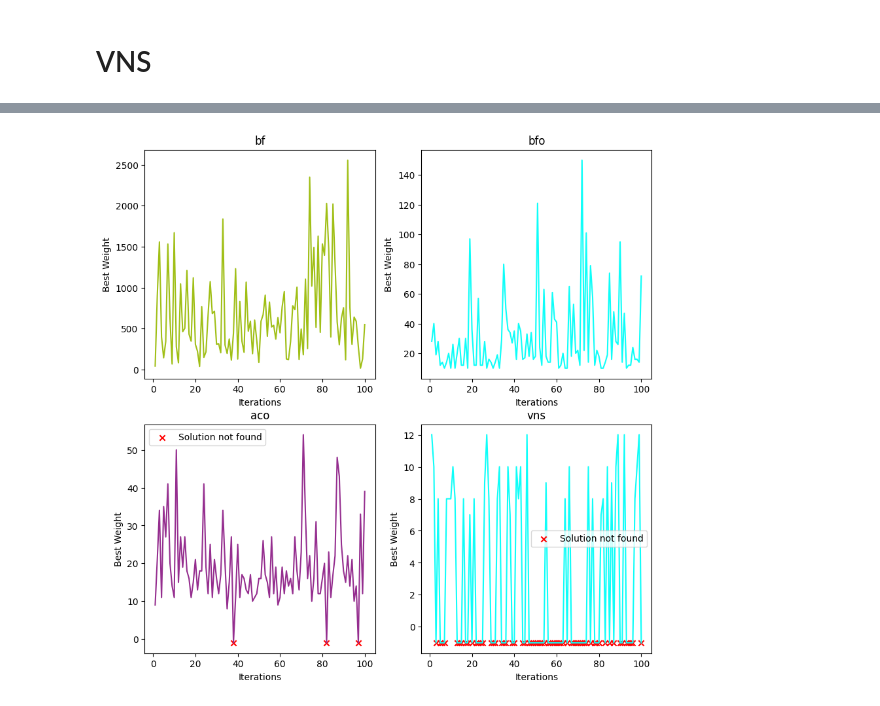
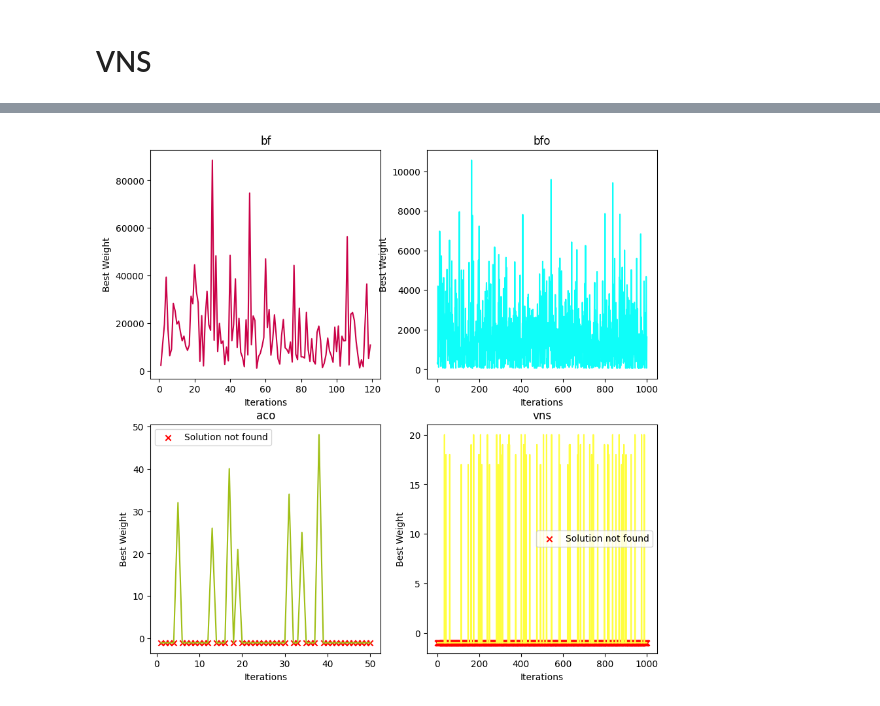
Before and after one commit to MATIJA741/MinimumGraphMotionPlanning, a Jupyter notebook: Comparator.ipynb, the cells around one changed output, grey strips where cells are left out. Drawn from its saved outputs; the diff is of its cells as text; code cells hidden in the pictures.

```diff
--- a/Comparator.ipynb
+++ b/Comparator.ipynb
@@ -62,10 +57,16 @@ Best path of all iterations: [36, 29, 30, 31, 32, 33, 26]
 # %% [markdown]
 # ACO
 # %%
+alpha = 0.9
+beta = 1.5
+theta = 100
+num_ants = 20
+rho = 0.9
+
 for edge in g.edges:
         g.edges[edge]['pheromones'] = round(random.uniform(1e-3, 1e-2), 4)
         g.edges[edge]['weight'] = 1
 
 obstacles = copy.deepcopy(obstacles_start)
-metrics_aco = aco.aco(g, start_pos, goal_pos, num_ants, rho, num_iterations, theta, alpha, beta, obstacles)
+metrics_aco = aco.aco(g, start_pos, goal_pos, num_ants, rho, theta, alpha, beta, obstacles, num_iters = 50)
 # %% [output]
@@ -80,10 +81,8 @@ obstacles = copy.deepcopy(obstacles_start)
 vns_params = {
     'time_limit': 2,
     'k_min': 1,
-    'k_max': 3,
-    'move_prob': 0.1,
+    'k_max': 5,
+    'move_prob': 0.23,
 }
-metrics_vns = vns.vns(g, start_pos, goal_pos, obstacles, vns_params, num_iters = num_iterations)
-# print()
-# result, result_value = vns.simulated_annealing(g, start_pos, goal_pos, obstacles, num_iters = 10000)
+metrics_vns = vns.vns(g, start_pos, goal_pos, obstacles, vns_params, num_iters = 1000)
 # %% [output]
@@ -102,19 +93,6 @@ plot(num_iterations, metrics_bf["solution_values"])
 # %%
 metrics = [metrics_bf, metrics_bfo, metrics_aco, metrics_vns]
 name = ["bf", "bfo", "aco", "vns"]
-# %%
-def plot_solutions(num_iterations, length_per_iteration):
-    colors = ['xkcd:ruby', 'xkcd:gross green', 'xkcd:bright turquoise', 'xkcd:warm purple', 'xkcd:canary yellow']
-    color = random.sample(colors, k=1)[0]
-    plt.plot(range(1, num_iterations+1), length_per_iteration, color=color, label='Best Weight')
-
-    indices = [i for i, value in enumerate(length_per_iteration) if value == -1]
-    plt.scatter([i+1 for i in indices], [-1]*len(indices), marker='x', color='red', label='Solution not found')
-
-    plt.xlabel('Iterations')
-    plt.ylabel('Best Weight')
-    plt.title('Shortest Number of Steps in Each Iteration')
-    plt.legend()
 # %%
 best_values = [x["best_value"] for x in metrics]
 times = [x["time"] for x in metrics]
@@ -131,21 +109,23 @@ def plot_metric(values, names, title):
     plt.title(title)
     plt.show()
 # %%
-def plot_solutions(num_iterations):
+def plot_solutions():
     fig, axs = plt.subplots(2, 2, figsize = (10, 10))
 
     colors = ['xkcd:ruby', 'xkcd:gross green', 'xkcd:bright turquoise', 'xkcd:warm purple', 'xkcd:canary yellow']
     x = range(1, num_iterations+1)
 
     for i, ax in enumerate(axs.flat):
-        # if i == 3:
-        #     continue
 
         indices = [j for j, value in enumerate(metrics[i]["solution_values"]) if value == -1]
         ax.scatter([j+1 for j in indices], [-1]*len(indices), marker='x', color='red', label='Solution not found')
 
         color = random.sample(colors, k=1)[0]
-        ax.plot(x, metrics[i]["solution_values"], color = color,)
+        colors.remove(color)
+
+        ax.plot(range(1, len(metrics[i]["solution_values"])+1), metrics[i]["solution_values"], color = color)
+        #ax.plot(x, metrics[i]["solution_values"], color = color)
+
         ax.set_title(name[i])
 
         ax.set_xlabel('Iterations')
@@ -155,9 +135,9 @@ def plot_solutions(num_iterations):
 
     plt.show()
 # %%
-plot_solutions(num_iterations)
+plot_solutions(num_iterations=100, ant_iterations=50)
 # %% [output]
-[figure, old version]
+[figure, new version]
 # %%
 plot_metric(best_values, name, "Duzina najboljeg nadjenog puta")
 # %% [output]
```
Also changed, not shown: parts of 12 cells of this notebook, 2 other files.
